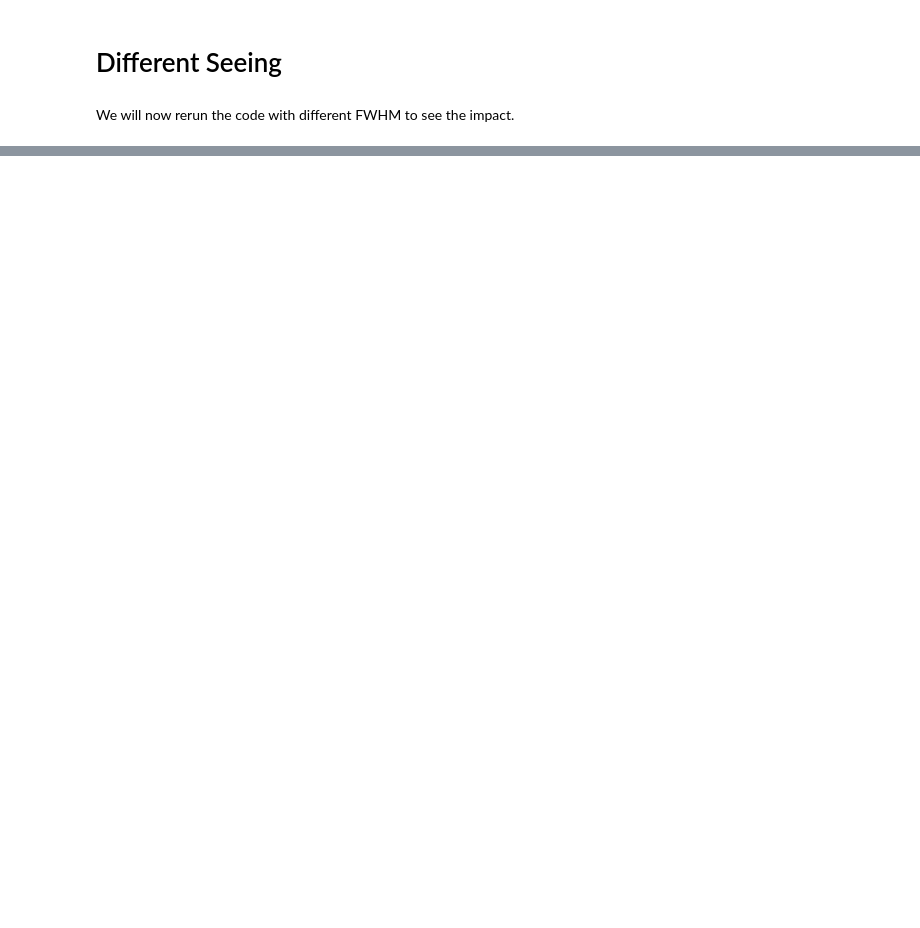
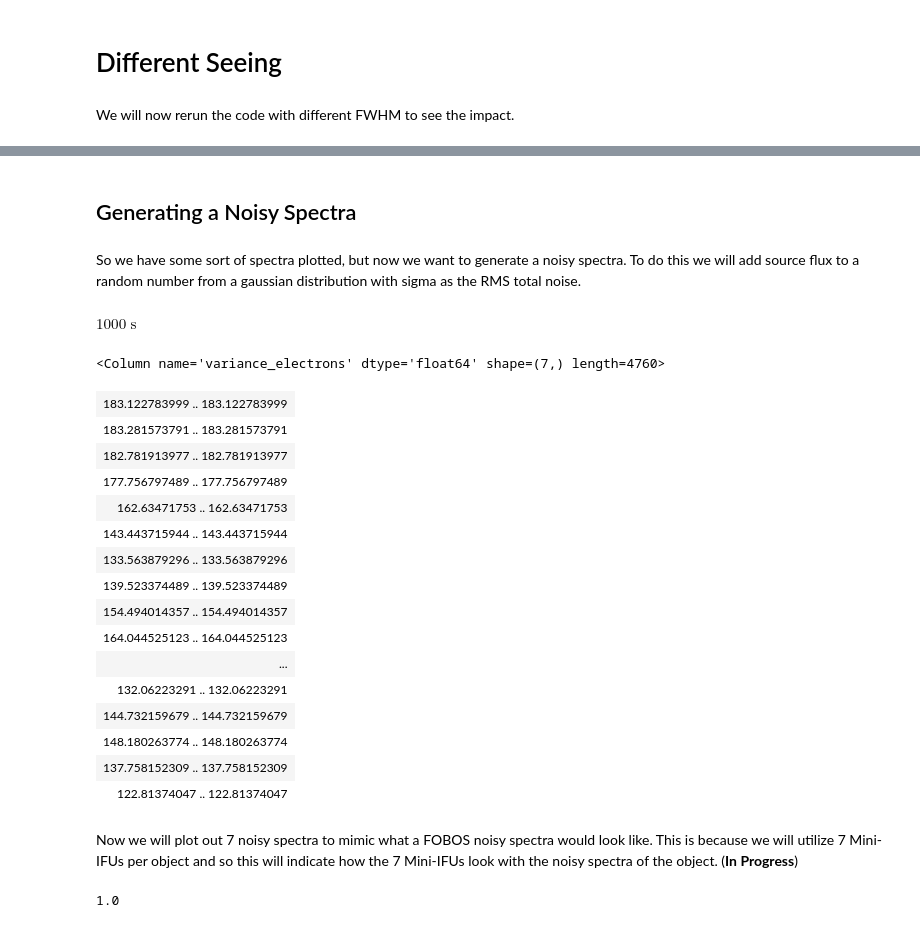
Before and after one commit to richardpan38/FOBOS, a Jupyter notebook: doc/Fobos-Sim.ipynb, the cells around one changed output, grey strips where cells are left out. Saved outputs shown, nothing was run; the diff lists cells and outputs as text; code cells hidden in the pictures; blank space fills up the shorter version.

```diff
--- a/doc/Fobos-Sim.ipynb
+++ b/doc/Fobos-Sim.ipynb
@@ -201,0 +163,34 @@ gen.fobos['32'].plot()
+# %% [markdown]
+## Generating a Noisy Spectra
+# %% [markdown]
+So we have some sort of spectra plotted, but now we want to generate a noisy spectra. To do this we will add source flux to a random number from a gaussian distribution with sigma as the RMS total noise.
+# %%
+gen.fobos['0'].observation.exposure_time
+# %% [output]
+$1000 \; \mathrm{s}$
+# %%
+gen.fobos['0'].camera_output[0]['variance_electrons']
+# %% [output]
+<Column name='variance_electrons' dtype='float64' shape=(7,) length=4760>
+| 183.122783999 .. 183.122783999 |
+| 183.281573791 .. 183.281573791 |
+| 182.781913977 .. 182.781913977 |
+| 177.756797489 .. 177.756797489 |
+| 162.63471753 .. 162.63471753 |
+| 143.443715944 .. 143.443715944 |
+| 133.563879296 .. 133.563879296 |
+| 139.523374489 .. 139.523374489 |
+| 154.494014357 .. 154.494014357 |
+| 164.044525123 .. 164.044525123 |
+| ... |
+| 132.06223291 .. 132.06223291 |
+| 144.732159679 .. 144.732159679 |
+| 148.180263774 .. 148.180263774 |
+| 137.758152309 .. 137.758152309 |
+| 122.81374047 .. 122.81374047 |
+# %% [markdown]
+Now we will plot out 7 noisy spectra to mimic what a FOBOS noisy spectra would look like. This is because we will utilize 7 Mini-IFUs per object and so this will indicate how the 7 Mini-IFUs look with the noisy spectra of the object. (**In Progress**)
+# %%
+gen.fobos['0'].atmosphere.airmass
+# %% [output]
+1.0
```
Also changed, not shown: parts of 13 cells of this notebook, 4 other files.
